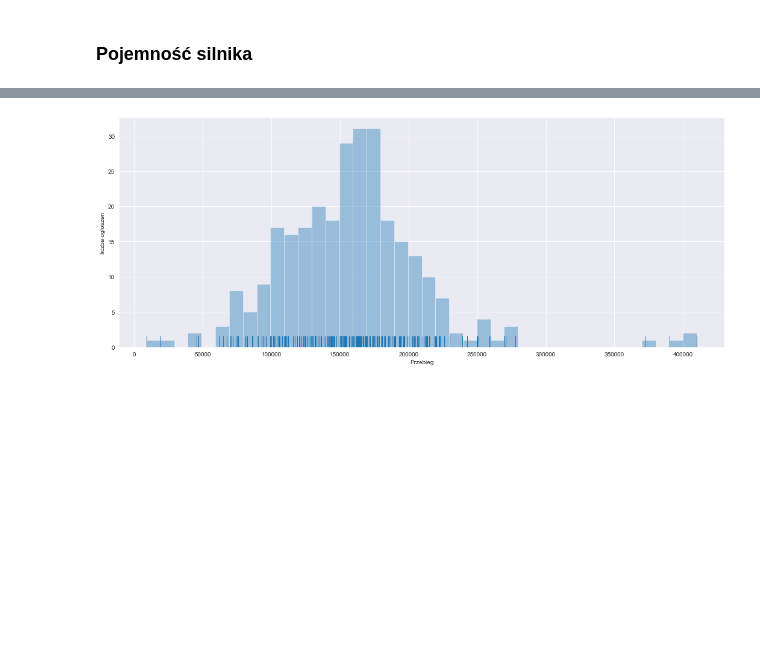
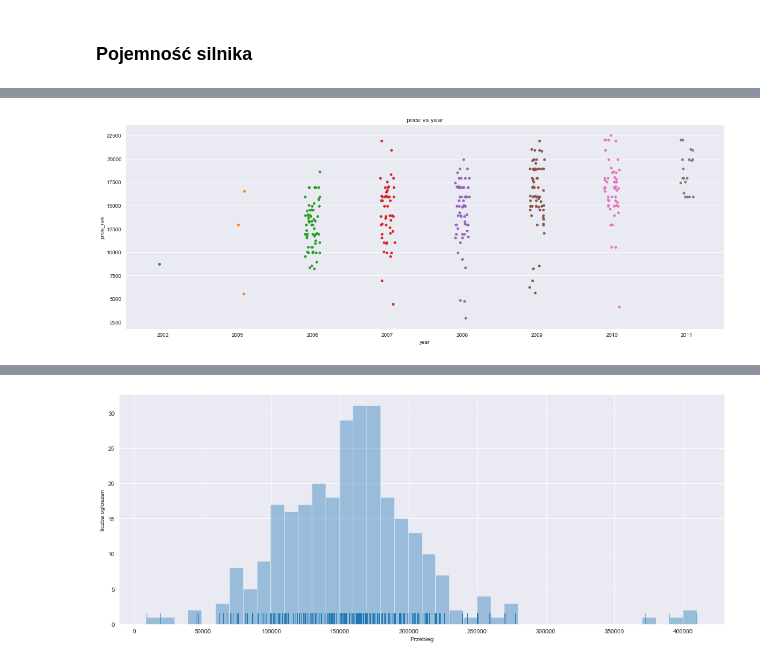
Before and after one commit to mgurg/py_otomoto, a Jupyter notebook: py_otomoto.ipynb, the cells around one changed output, grey strips where cells are left out. Saved outputs shown, nothing was run; the diff lists cells and outputs as text; code cells hidden in the pictures; blank space fills up the shorter version.

```diff
--- a/py_otomoto.ipynb
+++ b/py_otomoto.ipynb
@@ -270,0 +258,8 @@ chart.set(xlabel='Cena', ylabel='liczba ogłoszeń');
+# %%
+plt.figure(figsize=(20, 7))
+plt.title('price vs year')
+plt.xlabel('year')
+plt.ylabel('price')
+sns.stripplot(x="year", y="price_raw", data=df);
+# %% [output]
+[figure, added]
```
Also changed, not shown: parts of 20 cells of this notebook, 9 other files.
